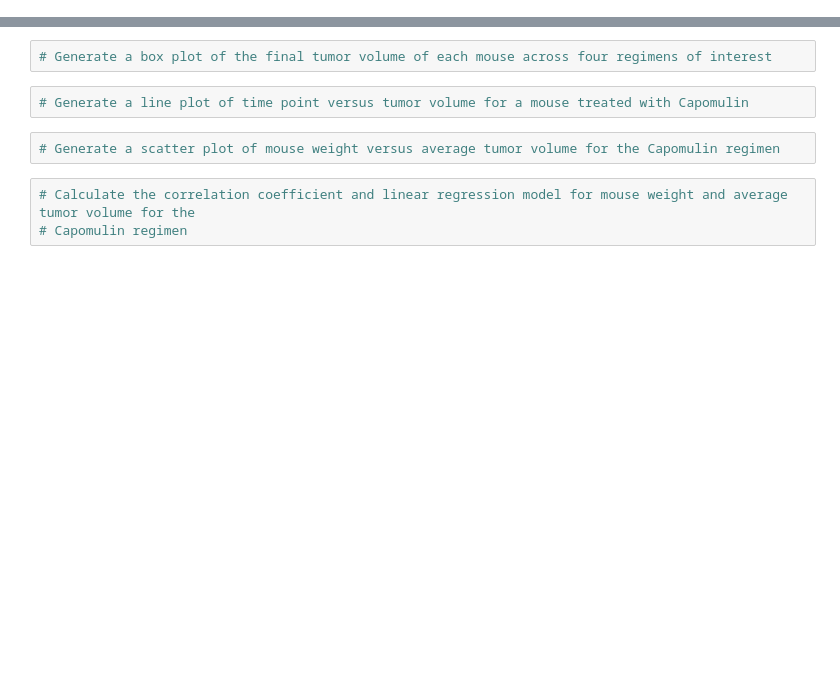
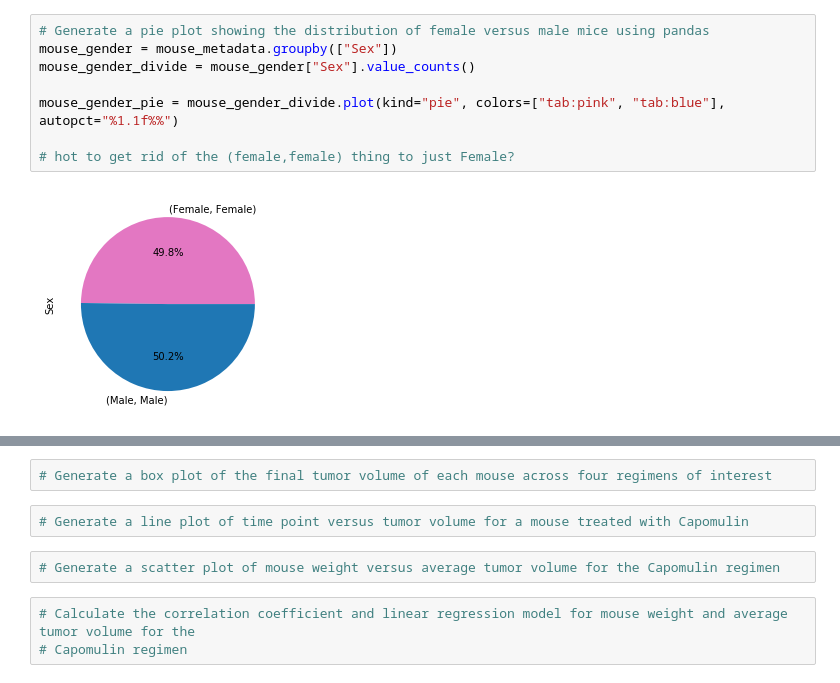
Before and after one commit to cajaffem/Matplotlib-challenge, a Jupyter notebook: pymaceuticals.ipynb, the cells around one changed output, grey strips where cells are left out. Drawn from its saved outputs; the diff is of its cells as text; blank space fills up the shorter version.

```diff
--- a/pymaceuticals.ipynb
+++ b/pymaceuticals.ipynb
@@ -23 +70,11 @@ study_results = pd.read_csv(study_results)
+# %%
+# Generate a pie plot showing the distribution of female versus male mice using pandas
+mouse_gender = mouse_metadata.groupby(["Sex"])
+mouse_gender_divide = mouse_gender["Sex"].value_counts()
+
+mouse_gender_pie = mouse_gender_divide.plot(kind="pie", colors=["tab:pink", "tab:blue"], autopct="%1.1f%%")
+
+# hot to get rid of the (female,female) thing to just Female?
+# %% [output]
+[figure, added]
 # %%
```
Also changed, not shown: parts of 9 cells of this notebook.
